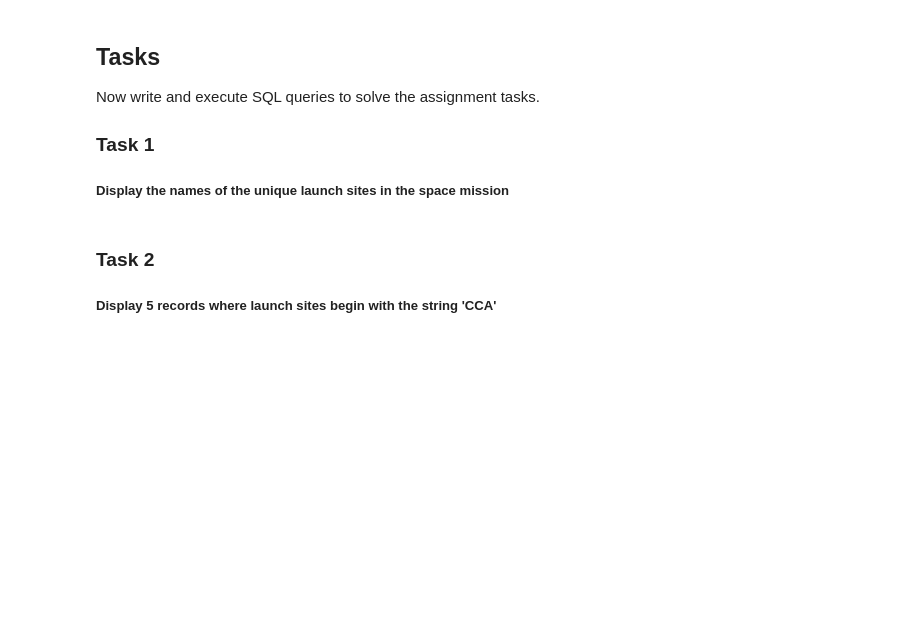
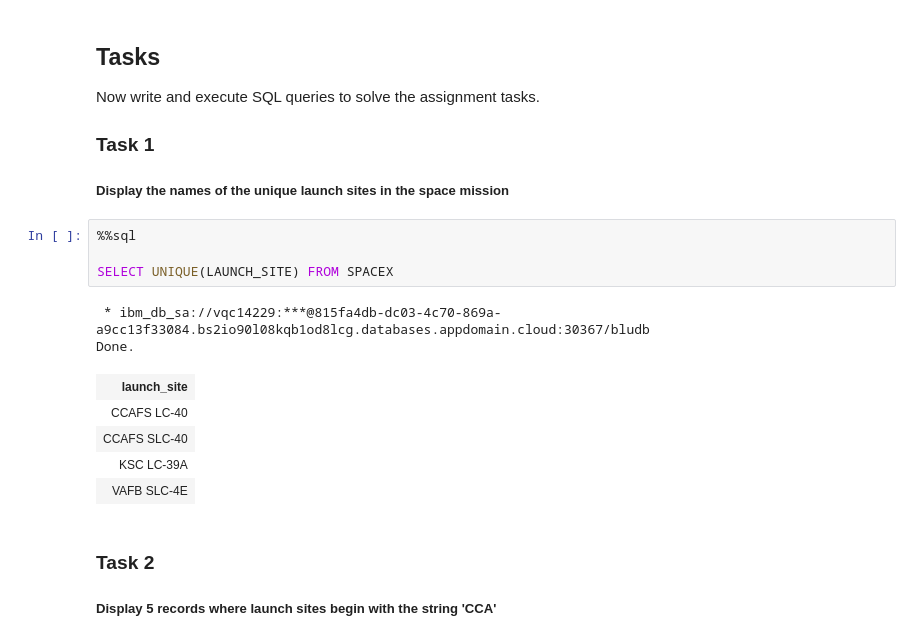
Before and after one commit to RossM429/IBM_Capstone_Project, a Jupyter notebook: jupyter-labs-eda-sql-coursera.ipynb, the cells around one changed output. Cells and saved outputs as stored; diff of their text form; blank space fills up the shorter version.

```diff
--- a/jupyter-labs-eda-sql-coursera.ipynb
+++ b/jupyter-labs-eda-sql-coursera.ipynb
@@ -139,6 +132,18 @@ Now write and execute SQL queries to solve the assignment tasks.
 ### Task 1
 
 ##### Display the names of the unique launch sites  in the space mission
+# %%
+%%sql
+
+SELECT UNIQUE(LAUNCH_SITE) FROM SPACEX
+# %% [output]
+ * ibm_db_sa://vqc14229:***@815fa4db-dc03-4c70-869a-a9cc13f33084.bs2io90l08kqb1od8lcg.databases.appdomain.cloud:30367/bludb
+Done.
+| launch_site |
+| CCAFS LC-40 |
+| CCAFS SLC-40 |
+| KSC LC-39A |
+| VAFB SLC-4E |
 # %% [markdown]
 ### Task 2
 
```
Also changed, not shown: parts of 12 cells of this notebook, 2 other files.
